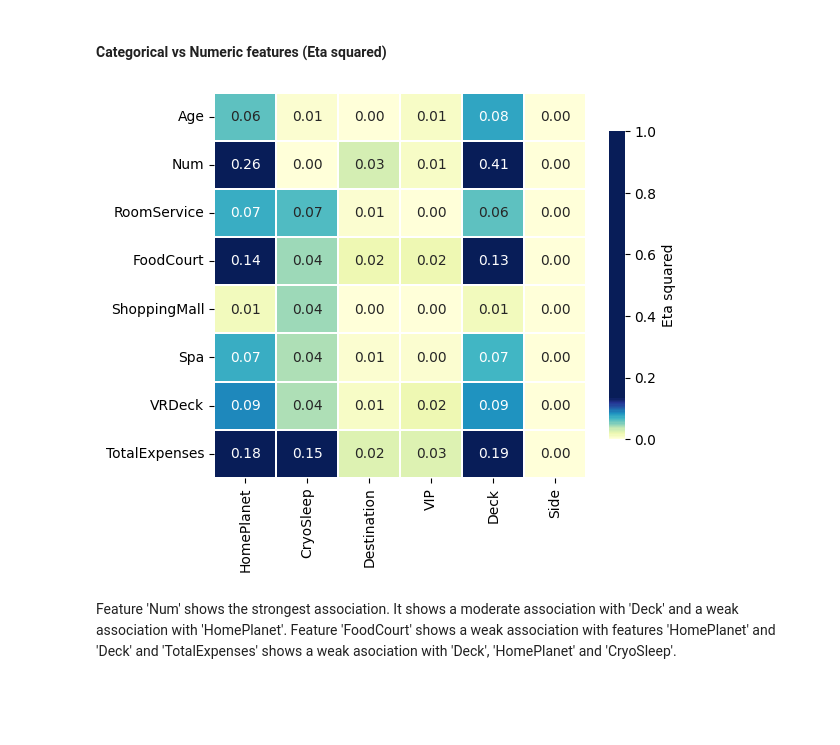
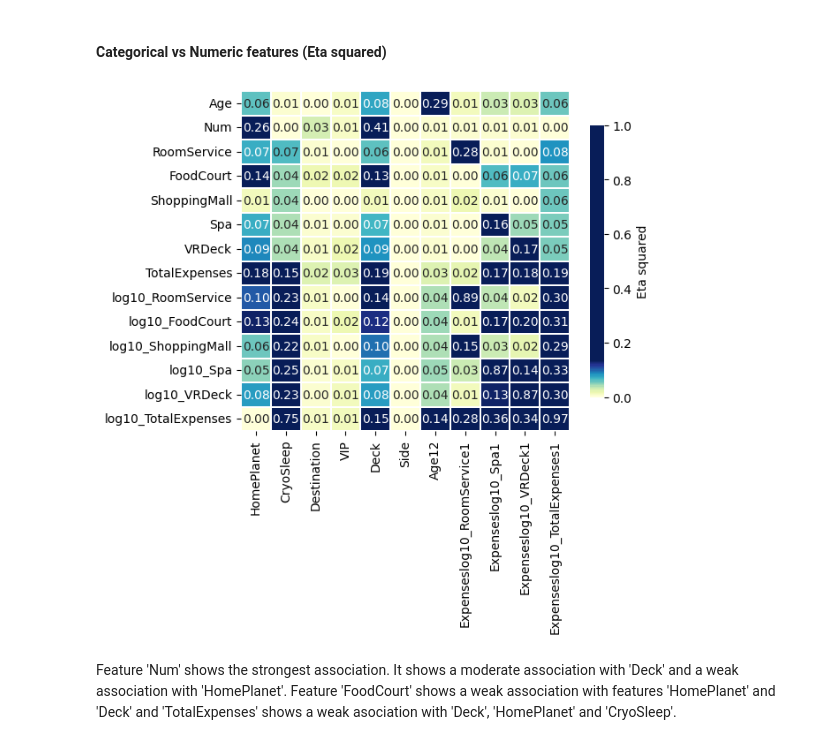
Before and after one commit to mapardo-lab/spaceshipTitanic, a Jupyter notebook: EDA.ipynb, the cells around one changed output. Saved outputs shown, nothing was run; the diff lists cells and outputs as text; code cells hidden in the pictures; blank space fills up the shorter version.

```diff
--- a/EDA.ipynb
+++ b/EDA.ipynb
@@ -182,12 +186,12 @@ Name: Age, dtype: float64
 #### Feautes related to expenses
 # %%
 # visualize 'RoomService', 'FoodCourt', 'Spa' and 'VRDeck' and new feature 'TotalExpenses'
-expense_features = ['RoomService','FoodCourt','ShoppingMall','Spa','VRDeck']
+expense_features = ['RoomService','FoodCourt','ShoppingMall','Spa','VRDeck','TotalExpenses']
 # calculate TotalExpenses features
-df_train['TotalExpenses'] = df_train[expense_features].sum(axis=1)
+df_train['TotalExpenses'] = df_train[expense_features[:-1]].sum(axis=1)
 # remove samples with CryoSleep True (expenses equal to zero)
-df = df_train[df_train['CryoSleep'] == False][expense_features + ['TotalExpenses','Transported']]
-plot_density_cat(df, ['RoomService', 'FoodCourt', 'ShoppingMall', 'Spa', 'VRDeck','TotalExpenses'], 'Transported', 2, 3)
+df = df_train[df_train['CryoSleep'] == False][expense_features + ['Transported']]
+plot_density_cat(df, expense_features, 'Transported', 2, 3)
 print(df.describe())
 # %% [output]
 [figure]
@@ -212,9 +216,9 @@ min         0.000000
 max     35987.000000
 # %%
 # visualize 'RoomService', 'FoodCourt', 'Spa' and 'VRDeck' and new feature 'TotalExpenses'
-expense_features_log10 = list(map(lambda x: 'log10(' + x + ')', expense_features + ['TotalExpenses']))
+expense_features_log10 = list(map(lambda x: 'log10_' + x, expense_features))
 # apply log10
-df_train[expense_features_log10] = df_train[expense_features + ['TotalExpenses']].apply(lambda x: np.log10(x + 1))
+df_train[expense_features_log10] = df_train[expense_features].apply(lambda x: np.log10(x + 1))
 # remove samples with CryoSleep True (expenses equal to zero)
 df = df_train[df_train['CryoSleep'] == False][expense_features_log10 + ['Transported']]
 plot_density_cat(df, expense_features_log10, 'Transported', 2, 3)
@@ -252,3 +258,13 @@ plot_bars(df_train, cat_features, 3, 2, sort = True, log = False)
+# %%
+# New feature Age < 12 True/False
+df_train['Age12'] = df_train['Age'].apply(lambda x: 'True' if x < 12 else 'False')
+# New features log10_RoomService < 1 True/False
+# Same for log10_Spa, log10_VRDeck and log10_TotalExpenses
+features = ['log10_RoomService', 'log10_Spa', 'log10_VRDeck', 'log10_TotalExpenses']
+for feature in features:
+    new_feature = f'Expenses{feature}1'
+    df_train[new_feature] = df_train[feature].apply(lambda x: 'True' if x < 1 else 'False')
+new_features = ['Age12'] + list(map(lambda x: f'Expenses{x}1', features))
 # %% [markdown]
 ### Correlation between explanatory features
 # %% [markdown]
@@ -272,16 +288,16 @@ Feature 'TotalExpenses' shows correlation with several features related to expen
 #### Categorical features (Cramer's V test)
 # %%
 # relationship between categorical features (Cramer's V test)
-selected_features= ['HomePlanet', 'CryoSleep', 'Destination', 'VIP', 'Deck', 'Side']
+categ_features= ['HomePlanet', 'CryoSleep', 'Destination', 'VIP', 'Deck', 'Side'] + new_features
 
 scores = []
-for feature1 in selected_features:
+for feature1 in categ_features:
     score_feature = []
-    for feature2 in selected_features:
+    for feature2 in categ_features:
         score_feature.append(cramers_v(df_train[feature1], df_train[feature2]))
     scores.append(score_feature)
 
-cramer = pd.DataFrame(scores, columns = selected_features, index = selected_features)
+cramer = pd.DataFrame(scores, columns = categ_features, index = categ_features)
 
 heatmap_triangle(cramer, "Cramer's V")
 # %% [output]
@@ -292,29 +308,24 @@ Feature 'Deck' shows a strong association with 'HomePlanet'.
 #### Categorical vs Numeric features (Eta squared)
 # %%
 # relationship between quantitative vs qualitative features (Eta squared)
-# TODO redo with log10 features
-quant_features = ['Age', 'Num'] + expenses_features
-categ_features = ['HomePlanet', 'CryoSleep', 'Destination', 'VIP', 'Deck', 'Side']
+quant_features = ['Age', 'Num'] + expense_features + expense_features_log10
 
 df = df_train[categ_features + quant_features]
 df = df.dropna()
 
-df['TotalExpenses'] = df[expenses_features].sum(axis=1)
-df['Num'] = df['Num'].astype(int)
-
 scores = []
-for qf in quant_features + ['TotalExpenses']:
+for qf in quant_features:
     score_feature = []
     for cf in categ_features:
         formula = f'{qf} ~ {cf}'
         score_feature.append(eta_squared(df, formula))
     scores.append(score_feature)
 
-eta2 = pd.DataFrame(scores, columns = categ_features, index = quant_features + ['TotalExpenses'])
+eta2 = pd.DataFrame(scores, columns = categ_features, index = quant_features)
 
 heatmap_threshold(eta2, 0.14, 'Eta squared')
 # %% [output]
-[figure, old version]
+[figure, new version]
 # %% [markdown]
 Feature 'Num' shows the strongest association. It shows a moderate association with 'Deck' and a weak association with 'HomePlanet'.
 Feature 'FoodCourt' shows a weak association with features 'HomePlanet' and 'Deck' and 'TotalExpenses' shows a weak asociation with 'Deck', 'HomePlanet' and 'CryoSleep'.
```
Also changed, not shown: parts of 17 cells of this notebook, 3 other files.
